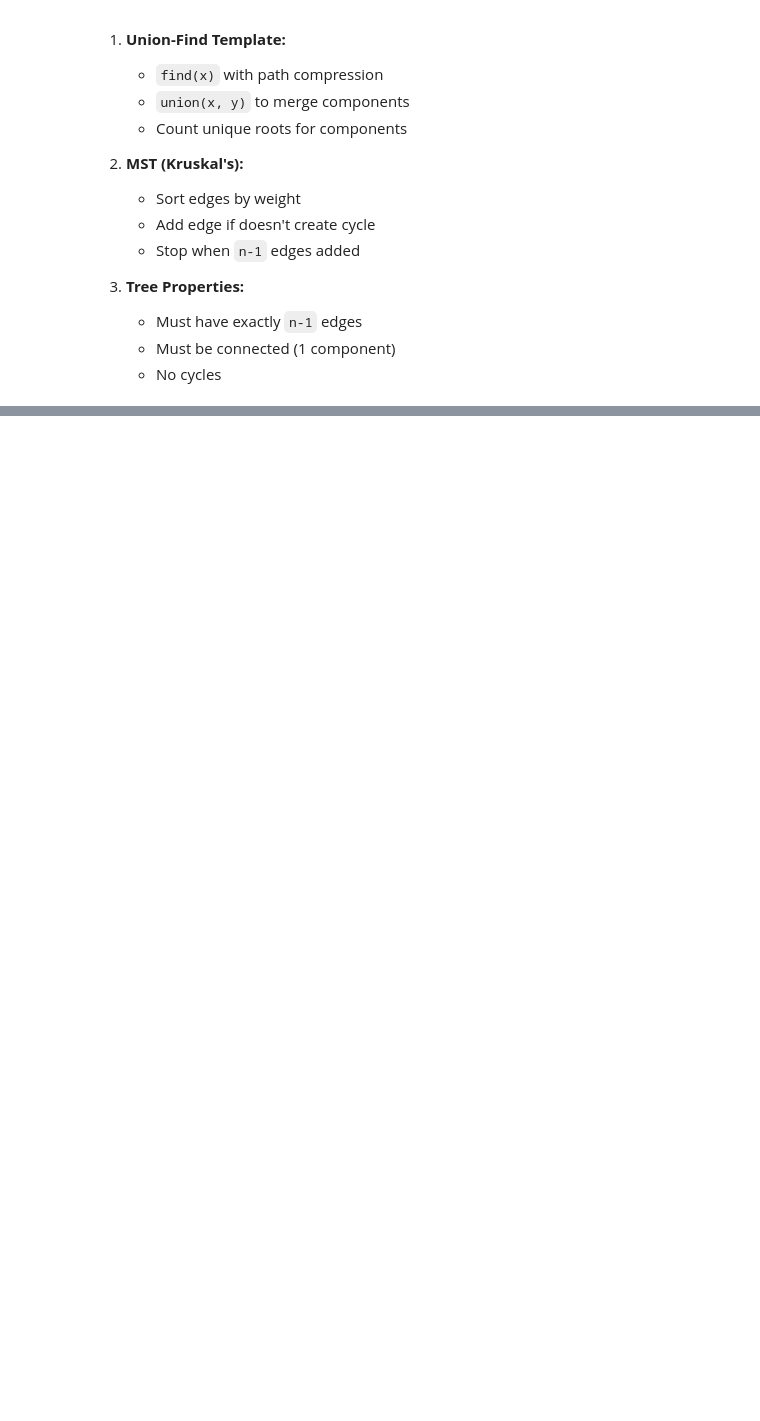
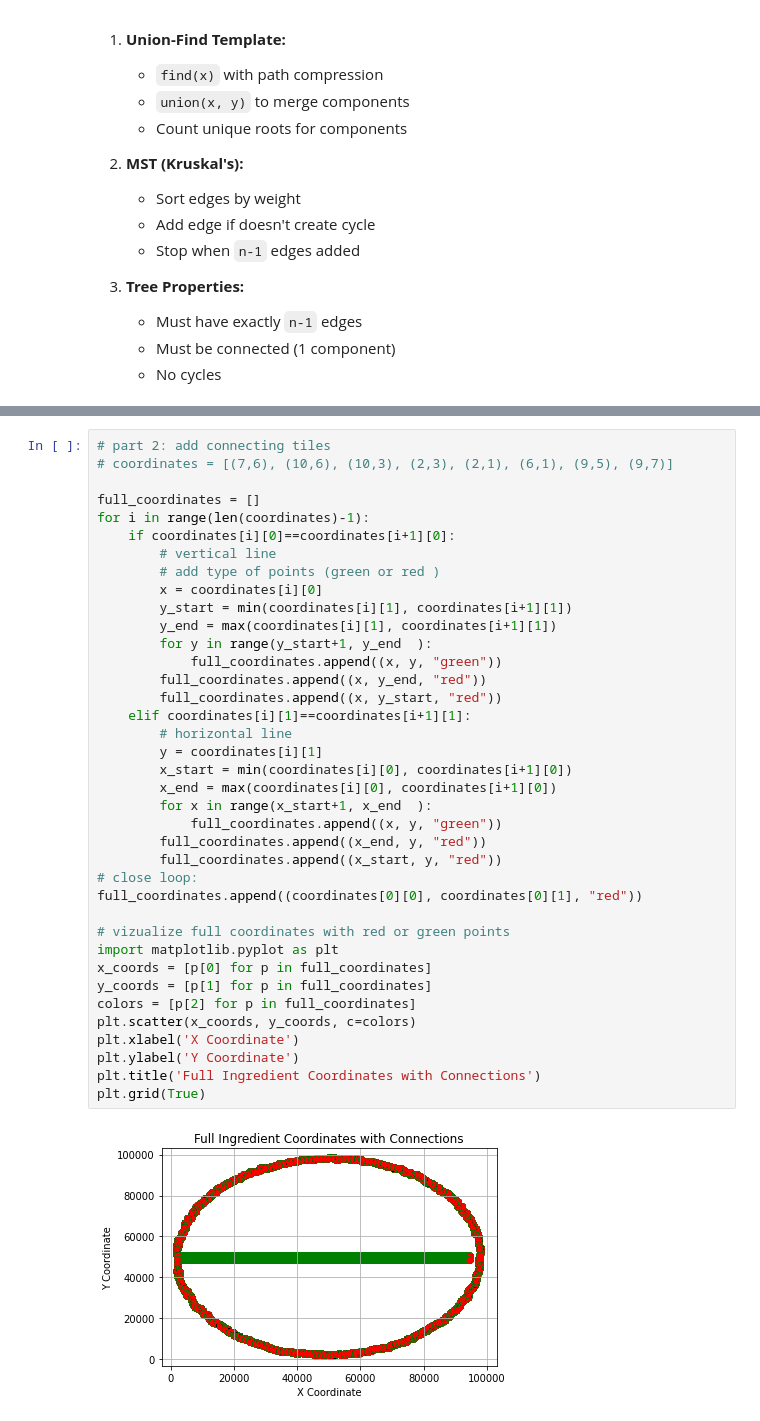
Before and after one commit to RandomAnass/AdventOfCode2025, a Jupyter notebook: notebook.ipynb, the cells around one changed output, grey strips where cells are left out. Drawn from its saved outputs; the diff is of its cells as text; blank space fills up the shorter version.

```diff
--- a/notebook.ipynb
+++ b/notebook.ipynb
@@ -1823,0 +1994,40 @@ class Solution:
+# %%
+# part 2: add connecting tiles
+# coordinates = [(7,6), (10,6), (10,3), (2,3), (2,1), (6,1), (9,5), (9,7)]
+
+full_coordinates = []
+for i in range(len(coordinates)-1):
+    if coordinates[i][0]==coordinates[i+1][0]:
+        # vertical line
+        # add type of points (green or red )
+        x = coordinates[i][0]
+        y_start = min(coordinates[i][1], coordinates[i+1][1])
+        y_end = max(coordinates[i][1], coordinates[i+1][1])
+        for y in range(y_start+1, y_end  ):
+            full_coordinates.append((x, y, "green"))
+        full_coordinates.append((x, y_end, "red"))
+        full_coordinates.append((x, y_start, "red"))
+    elif coordinates[i][1]==coordinates[i+1][1]:
+        # horizontal line
+        y = coordinates[i][1]
+        x_start = min(coordinates[i][0], coordinates[i+1][0])
+        x_end = max(coordinates[i][0], coordinates[i+1][0])
+        for x in range(x_start+1, x_end  ):
+            full_coordinates.append((x, y, "green"))
+        full_coordinates.append((x_end, y, "red"))
+        full_coordinates.append((x_start, y, "red"))
+# close loop:
+full_coordinates.append((coordinates[0][0], coordinates[0][1], "red"))
+
+# vizualize full coordinates with red or green points
+import matplotlib.pyplot as plt
+x_coords = [p[0] for p in full_coordinates]
+y_coords = [p[1] for p in full_coordinates]
+colors = [p[2] for p in full_coordinates]
+plt.scatter(x_coords, y_coords, c=colors)
+plt.xlabel('X Coordinate')
+plt.ylabel('Y Coordinate')
+plt.title('Full Ingredient Coordinates with Connections')
+plt.grid(True)
+# %% [output]
+[figure, added]
```
Also changed, not shown: parts of 12 cells of this notebook, 1 other file.
